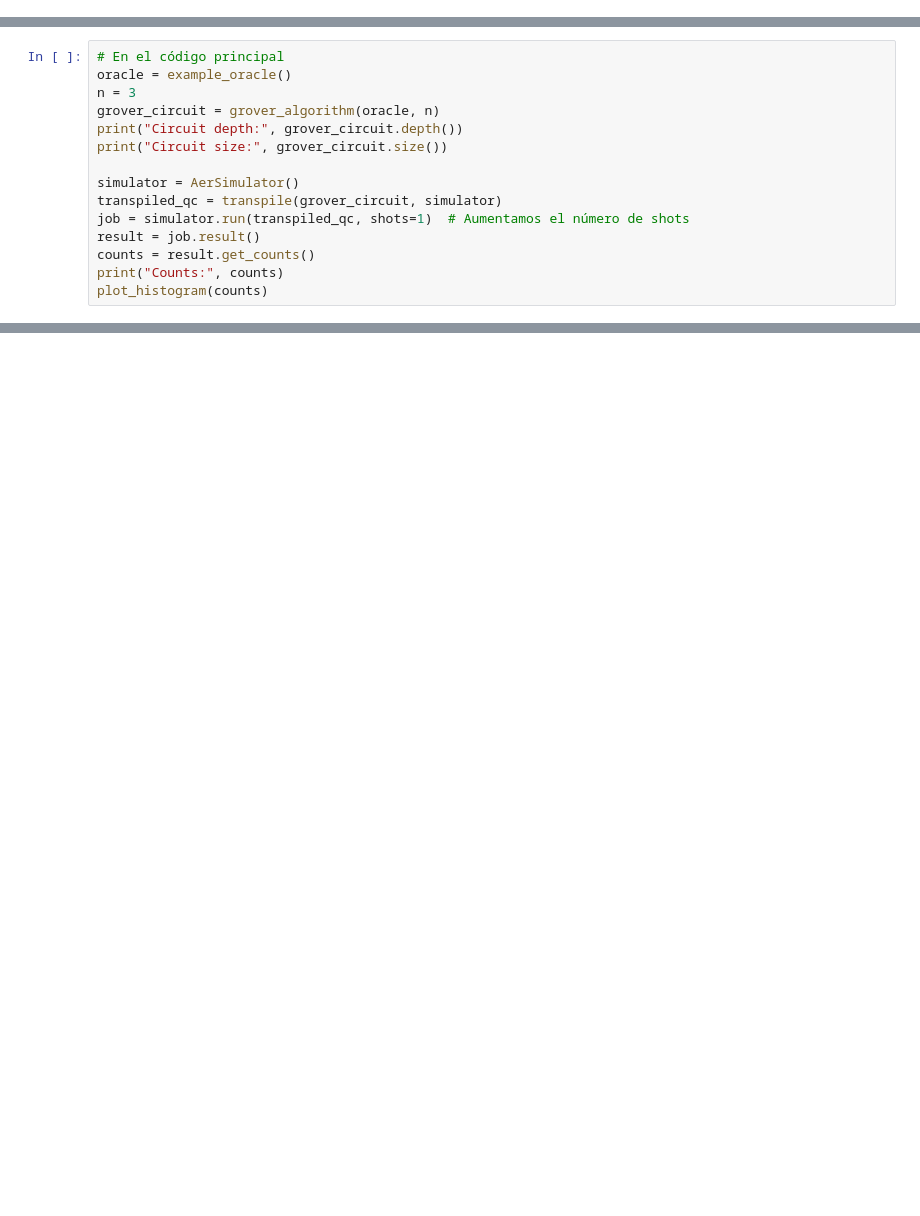
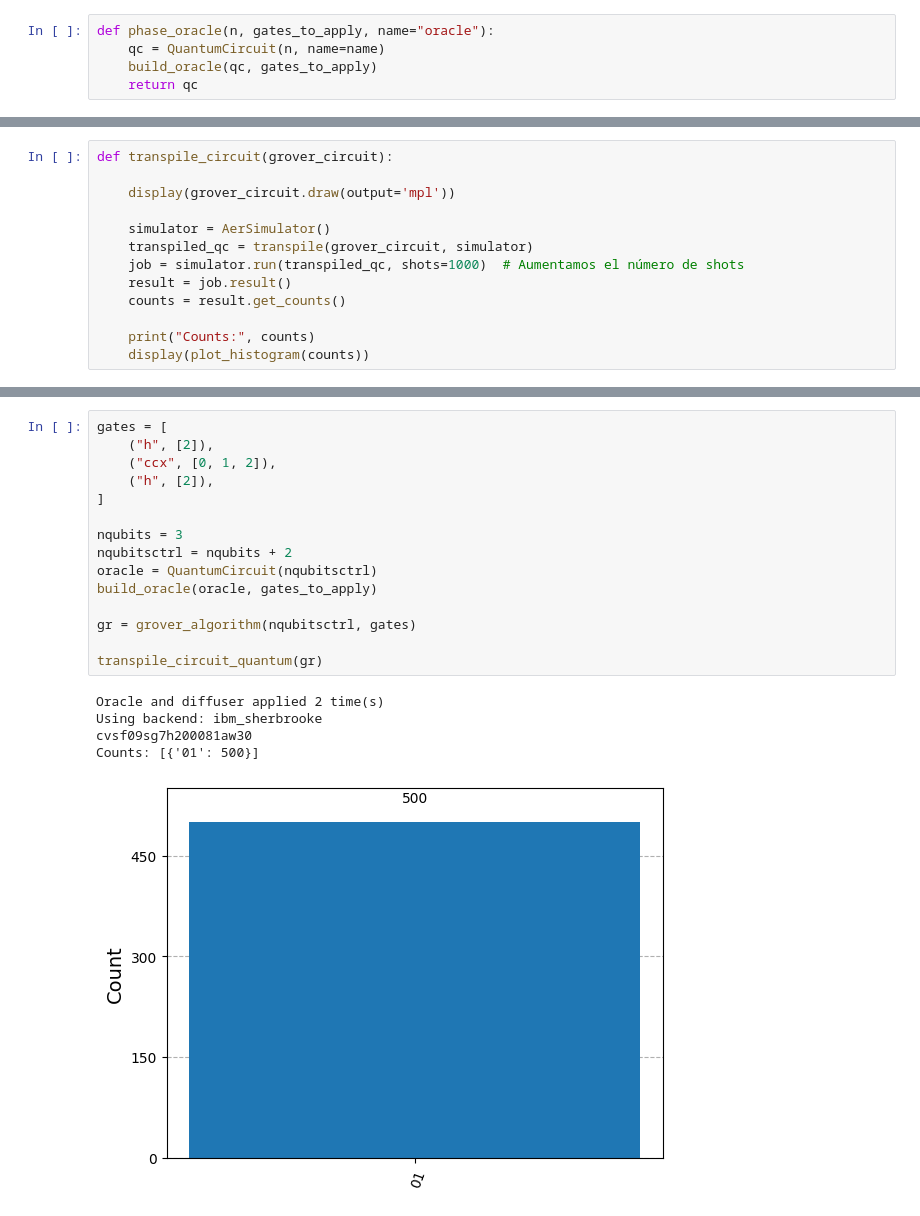
Before and after one commit to tentaclepurple/42_Ftl_quantum, a Jupyter notebook: Exercise_6/Grover.ipynb, the cells around one changed output, grey strips where cells are left out. Saved outputs shown, nothing was run; the diff lists cells and outputs as text; blank space fills up the shorter version.

```diff
--- a/Exercise_6/Grover.ipynb
+++ b/Exercise_6/Grover.ipynb
@@ -99,0 +19,5 @@ def example_oracle():
+# %%
+def phase_oracle(n, gates_to_apply, name="oracle"):
+    qc = QuantumCircuit(n, name=name)
+    build_oracle(qc, gates_to_apply)
+    return qc
@@ -100,15 +71,13 @@ def example_oracle():
 # %%
-# En el código principal
-oracle = example_oracle()
-n = 3
-grover_circuit = grover_algorithm(oracle, n)
-print("Circuit depth:", grover_circuit.depth())
-print("Circuit size:", grover_circuit.size())
+def transpile_circuit(grover_circuit):
 
-simulator = AerSimulator()
-transpiled_qc = transpile(grover_circuit, simulator)
-job = simulator.run(transpiled_qc, shots=1)  # Aumentamos el número de shots
-result = job.result()
-counts = result.get_counts()
-print("Counts:", counts)
-plot_histogram(counts)
+    display(grover_circuit.draw(output='mpl'))
+
+    simulator = AerSimulator()
+    transpiled_qc = transpile(grover_circuit, simulator)
+    job = simulator.run(transpiled_qc, shots=1000)  # Aumentamos el número de shots
+    result = job.result()
+    counts = result.get_counts()
+
+    print("Counts:", counts)
+    display(plot_histogram(counts))
@@ -127,0 +194,21 @@ Counts: {'010': 1}
+# %%
+gates = [
+    ("h", [2]),
+    ("ccx", [0, 1, 2]),
+    ("h", [2]),
+]
+
+nqubits = 3
+nqubitsctrl = nqubits + 2
+oracle = QuantumCircuit(nqubitsctrl)
+build_oracle(oracle, gates_to_apply)
+
+gr = grover_algorithm(nqubitsctrl, gates)
+
+transpile_circuit_quantum(gr)
+# %% [output]
+Oracle and diffuser applied 2 time(s)
+Using backend: ibm_sherbrooke
+cvsf09sg7h200081aw30
+Counts: [{'01': 500}]
+[figure, added]
```
Also changed, not shown: parts of 17 cells of this notebook, 8 other files.
